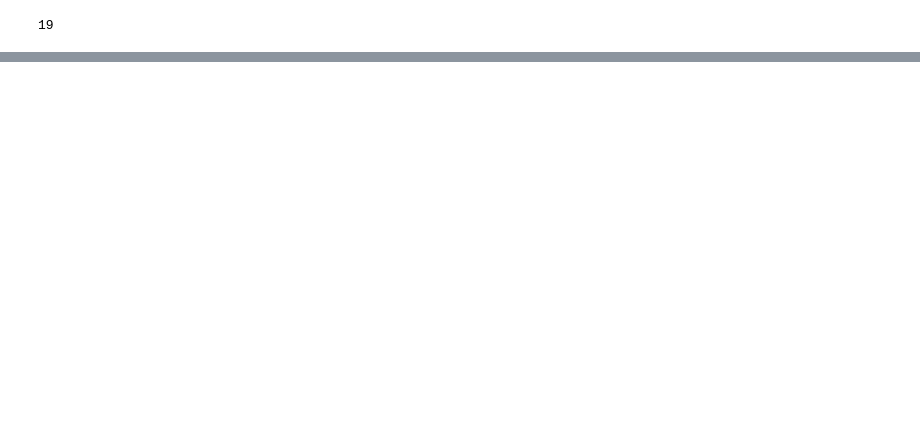
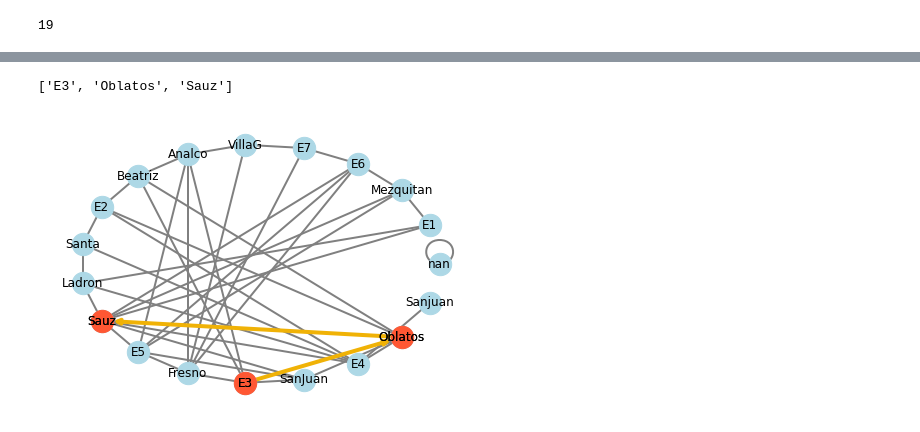
Before and after one commit to DanielMichua/Practica-Djikstra, a Jupyter notebook: practica2.ipynb, the cells around one changed output, grey strips where cells are left out. Saved outputs shown, nothing was run; the diff lists cells and outputs as text; code cells hidden in the pictures; blank space fills up the shorter version.

```diff
--- a/practica2.ipynb
+++ b/practica2.ipynb
@@ -32,0 +46,25 @@ Estaciones.order()
+# %%
+rut = nx.dijkstra_path(Estaciones, source='E3',target='Sauz',weight=True)
+rut
+
+def plot_shortest_path(rut):
+
+  positions = nx.circular_layout(Estaciones)
+  nx.draw(Estaciones, pos = positions, with_labels=True, node_size =500, width = 2, node_color = 'lightblue', edge_color = 'gray')
+
+  short_path = nx.DiGraph()
+
+  for i in range(len(rut)-1):
+    short_path.add_edge(rut[i],rut[i+1])
+
+  nx.draw(short_path, pos = positions, with_labels = True, node_size = 500, width = 4, node_color = '#ff5733',edge_color = '#f0b206')
+
+
+plt.show()
+
+plot_shortest_path(rut)
+
+print(rut)
+# %% [output]
+['E3', 'Oblatos', 'Sauz']
+[figure, added]
```
Also changed, not shown: parts of 6 cells of this notebook.
